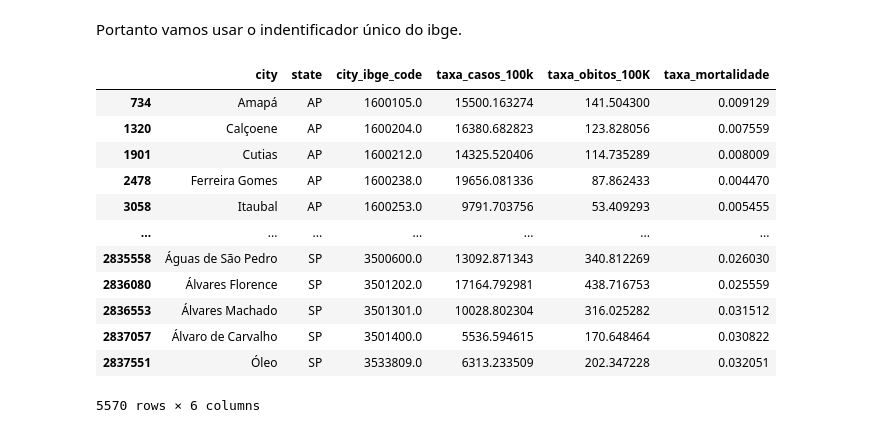
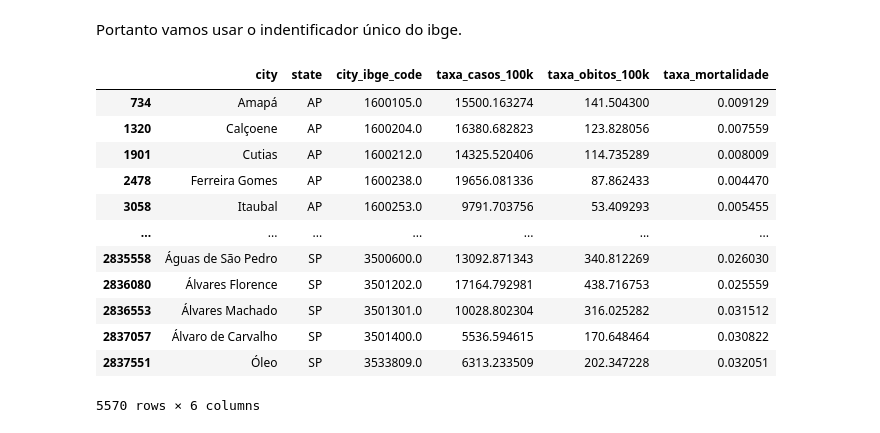
Before and after one commit to stepsbtw/Algoritmos, a Jupyter notebook: algorithms_assignment_1.ipynb, the cells around one changed output. Cells and saved outputs as stored; diff of their text form; code cells hidden in the pictures.

```diff
--- a/algorithms_assignment_1.ipynb
+++ b/algorithms_assignment_1.ipynb
@@ -185,13 +175,13 @@ Portanto vamos usar o indentificador único do ibge.
 # %%
 df_resposta = df_clean[["city", "state", "city_ibge_code"]].copy()
 
 df_resposta["taxa_casos_100k"] = df_clean["confirmed"] / df_clean["estimated_population"] * 10**5
-df_resposta["taxa_obitos_100K"] = df_clean["deaths"] / df_clean["estimated_population"] * 10**5
+df_resposta["taxa_obitos_100k"] = df_clean["deaths"] / df_clean["estimated_population"] * 10**5
 df_resposta["taxa_mortalidade"] = df_clean["deaths"] / df_clean["confirmed"]
 
 df_resposta
 # %% [output]
-|  | city | state | city_ibge_code | taxa_casos_100k | taxa_obitos_100K | taxa_mortalidade |
+|  | city | state | city_ibge_code | taxa_casos_100k | taxa_obitos_100k | taxa_mortalidade |
 | 734 | Amapá | AP | 1600105.0 | 15500.163274 | 141.504300 | 0.009129 |
 | 1320 | Calçoene | AP | 1600204.0 | 16380.682823 | 123.828056 | 0.007559 |
 | 1901 | Cutias | AP | 1600212.0 | 14325.520406 | 114.735289 | 0.008009 |
```
Also changed, not shown: parts of 10 cells of this notebook.
